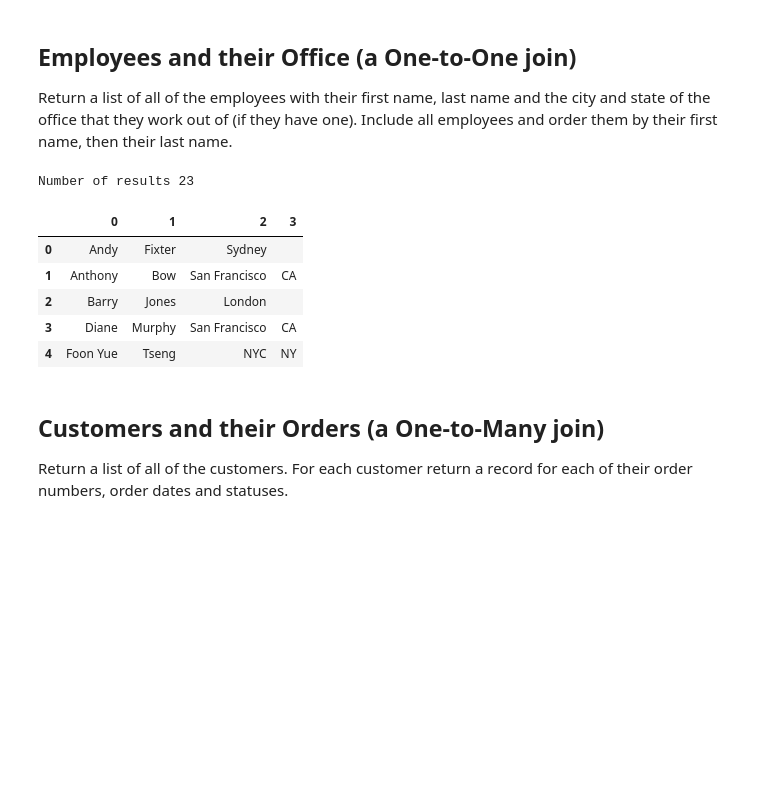
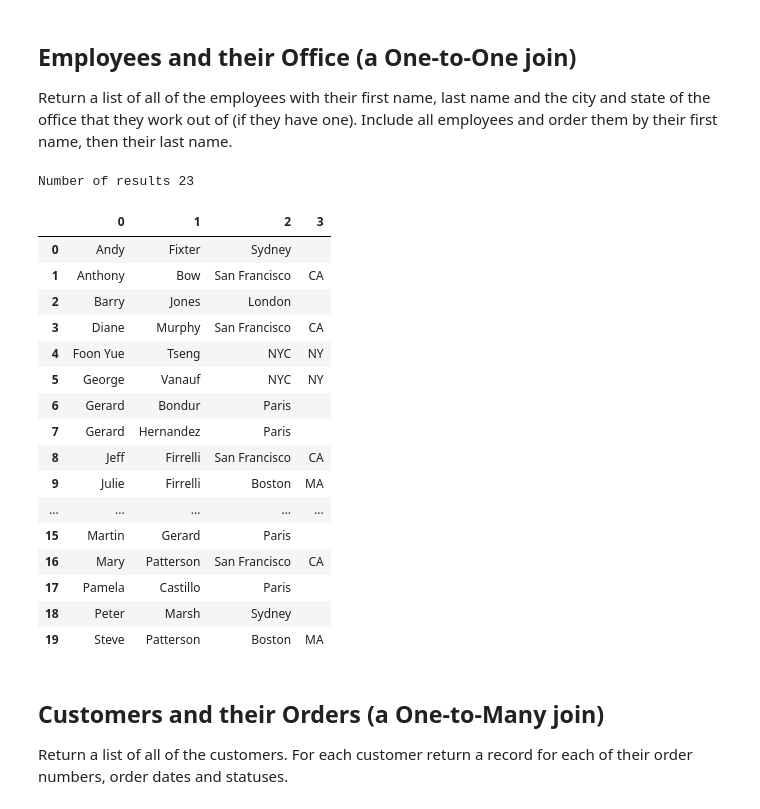
Before and after one commit to nikolholicka/curriculum, a Jupyter notebook: mod1/section05/dsc-1-05-13-one-to-many-and-many-to-many-joins-lab-online-ds-pt-041519/index.ipynb, the cells around one changed output. Drawn from its saved outputs; the diff is of its cells as text; code cells hidden in the pictures; blank space fills up the shorter version.

```diff
--- a/mod1/section05/dsc-1-05-13-one-to-many-and-many-to-many-joins-lab-online-ds-pt-041519/index.ipynb
+++ b/mod1/section05/dsc-1-05-13-one-to-many-and-many-to-many-joins-lab-online-ds-pt-041519/index.ipynb
@@ -25,22 +25,33 @@ cur = conn.cursor()
 # %%
 cur.execute('''
 SELECT firstName, lastName, city, state
 FROM employees JOIN offices
 USING (officeCode)
-ORDER BY firstName;
+ORDER BY firstName, lastName;
 
 ''')
 df = pd.DataFrame(cur.fetchall())
 print('Number of results', len(df))
-df.head()
+df.head(20)
 # %% [output]
 Number of results 23
 |  | 0 | 1 | 2 | 3 |
 | 0 | Andy | Fixter | Sydney |  |
 | 1 | Anthony | Bow | San Francisco | CA |
 | 2 | Barry | Jones | London |  |
 | 3 | Diane | Murphy | San Francisco | CA |
 | 4 | Foon Yue | Tseng | NYC | NY |
+| 5 | George | Vanauf | NYC | NY |
+| 6 | Gerard | Bondur | Paris |  |
+| 7 | Gerard | Hernandez | Paris |  |
+| 8 | Jeff | Firrelli | San Francisco | CA |
+| 9 | Julie | Firrelli | Boston | MA |
+| ... | ... | ... | ... | ... |
+| 15 | Martin | Gerard | Paris |  |
+| 16 | Mary | Patterson | San Francisco | CA |
+| 17 | Pamela | Castillo | Paris |  |
+| 18 | Peter | Marsh | Sydney |  |
+| 19 | Steve | Patterson | Boston | MA |
 # %% [markdown]
 ## Customers and their Orders (a One-to-Many join)
 
```
Also changed, not shown: parts of 1 cell of this notebook, 2 other files.
